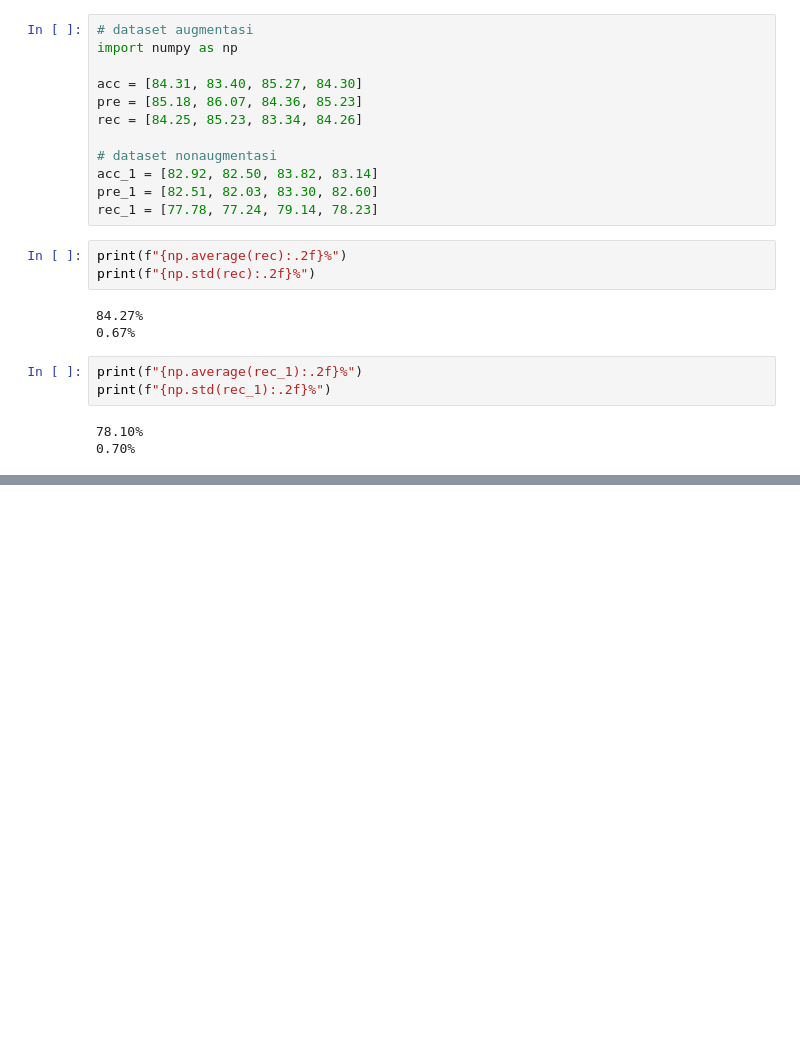
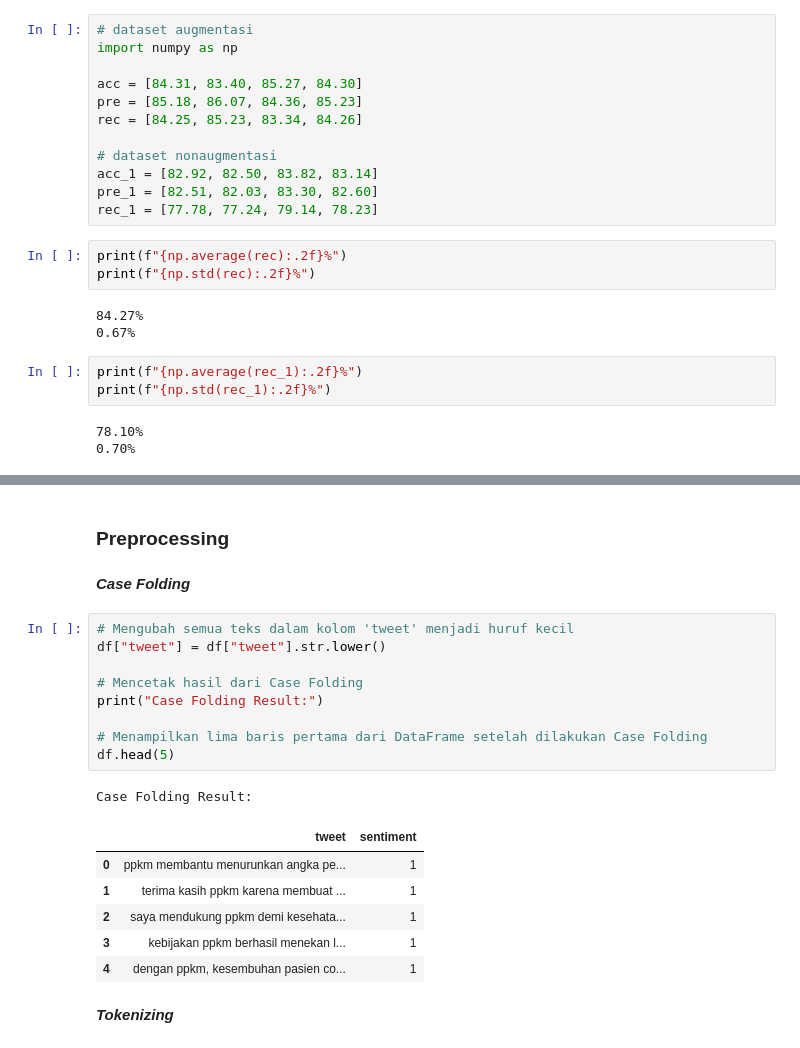
Before and after one commit to anggawidiarta/SentimentAnalysis-XGBoost, a Jupyter notebook: code/testmodel.ipynb, the cells around one changed output, grey strips where cells are left out. Saved outputs shown, nothing was run; the diff lists cells and outputs as text; blank space fills up the shorter version.

```diff
--- a/code/test.ipynb
+++ b/code/testmodel.ipynb
@@ -113,0 +167,23 @@ new_data.h
+# %% [markdown]
+### **Preprocessing**
+# %% [markdown]
+***Case Folding***
+# %%
+# Mengubah semua teks dalam kolom 'tweet' menjadi huruf kecil
+df["tweet"] = df["tweet"].str.lower()
+
+# Mencetak hasil dari Case Folding
+print("Case Folding Result:")
+
+# Menampilkan lima baris pertama dari DataFrame setelah dilakukan Case Folding
+df.head(5)
+# %% [output]
+Case Folding Result:
+|  | tweet | sentiment |
+| 0 | ppkm membantu menurunkan angka pe... | 1 |
+| 1 | terima kasih ppkm karena membuat ... | 1 |
+| 2 | saya mendukung ppkm demi kesehata... | 1 |
+| 3 | kebijakan ppkm berhasil menekan l... | 1 |
+| 4 | dengan ppkm, kesembuhan pasien co... | 1 |
+# %% [markdown]
+***Tokenizing***
```
Also changed, not shown: parts of 38 cells of this notebook, 2 other files.
